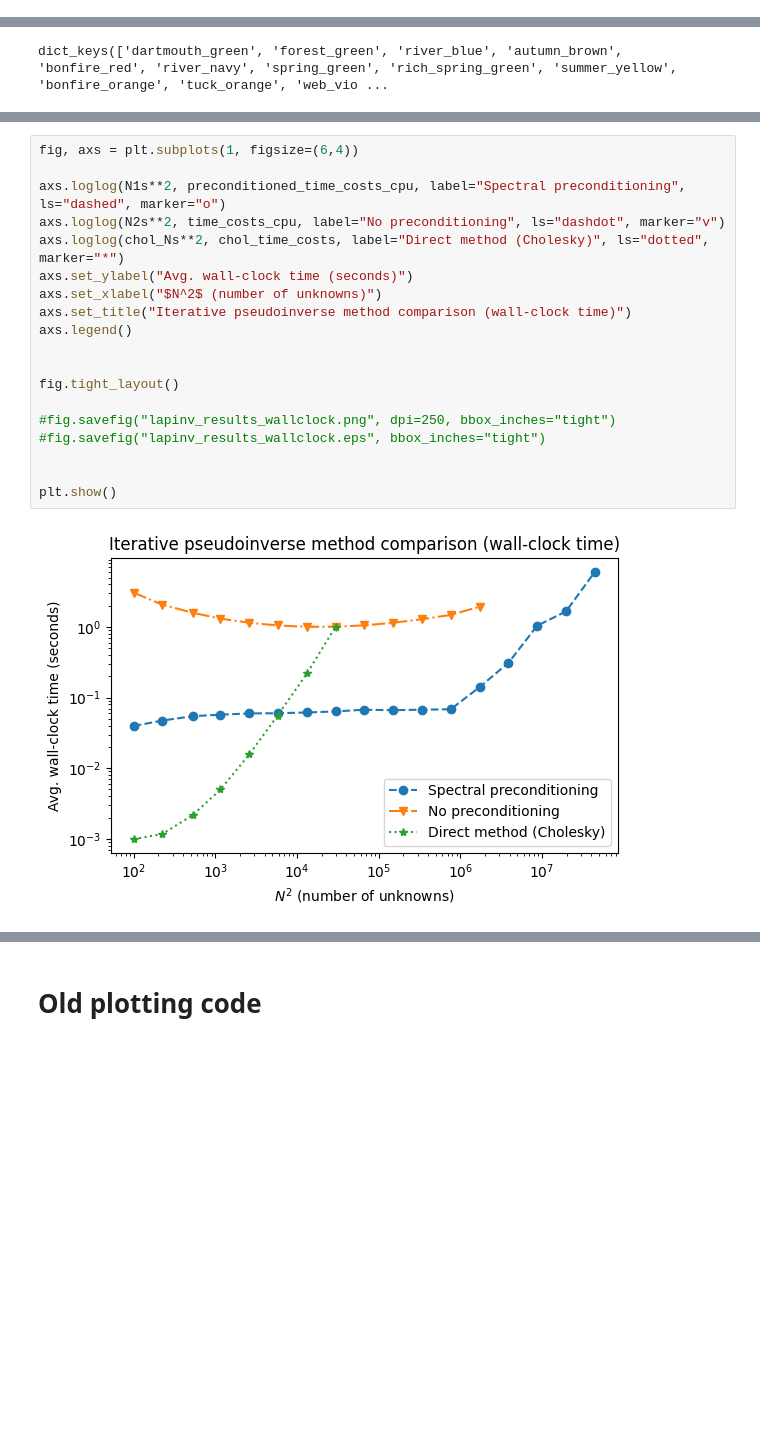
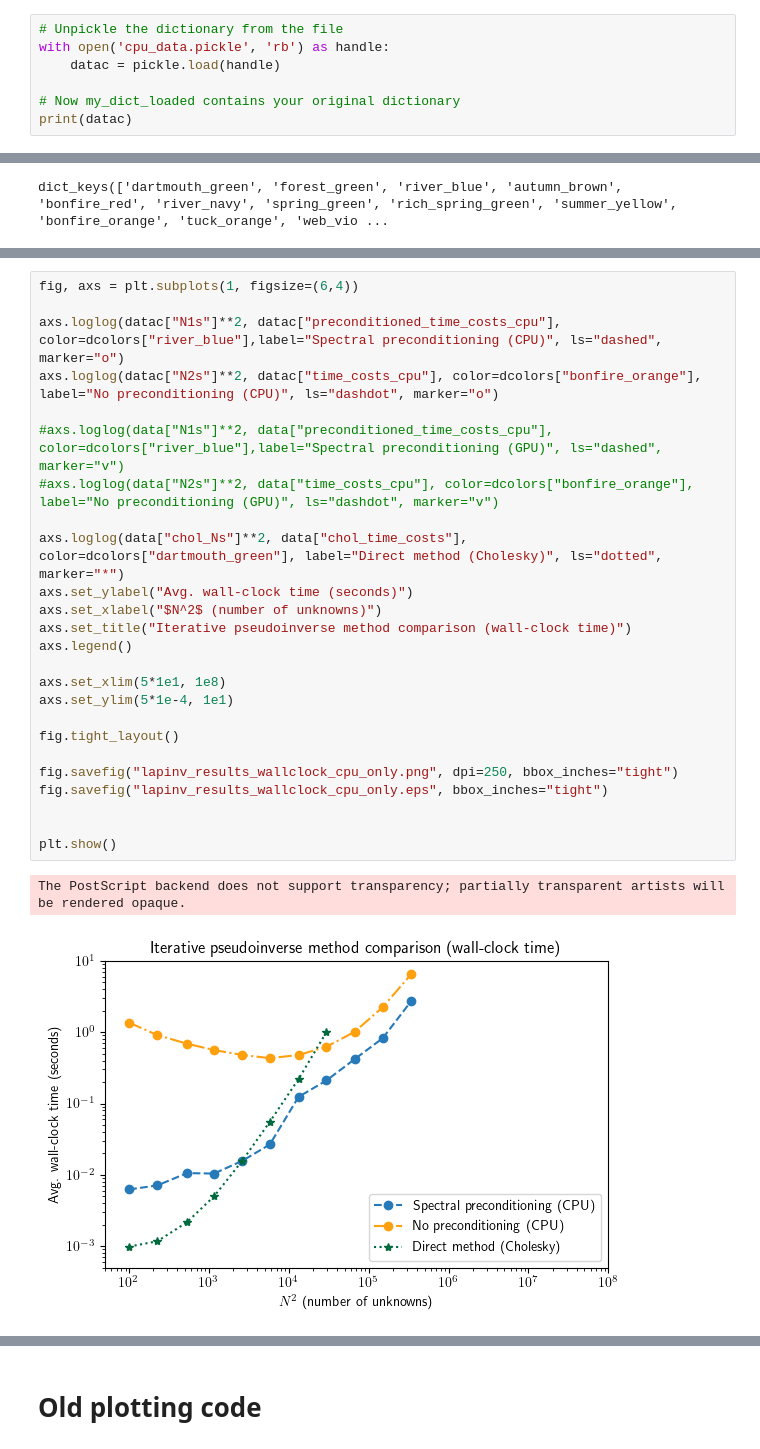
Before and after one commit to jlindbloom/jlinops, a Jupyter notebook: dev/reworking/GPU_tests/neumann_pinv/laplacian_pinv_experiment_gpu_cpu.ipynb, the cells around one changed output, grey strips where cells are left out. Saved outputs shown, nothing was run; the diff lists cells and outputs as text; blank space fills up the shorter version.

```diff
--- a/dev/reworking/GPU_tests/neumann_pinv/laplacian_pinv_experiment_gpu_cpu.ipynb
+++ b/dev/reworking/GPU_tests/neumann_pinv/laplacian_pinv_experiment_gpu_cpu.ipynb
@@ -491,3 +484,10 @@ print(data)
 {'N1s': array([  10,   15,   23,   34,   51,   76,  115,  172,  258,  387,  582,
         873, 1311, 1968, 2955, 4437, 6661], dtype=int32), 'N2s': array([  10,   15,   23,   34,   51,   76,  115,  172,  258,  387,  582,
         873, 1311], dtype=int32), 'preconditioned_time_costs_cpu': [0.03967372041195631, 0.047322963029146195, 0.05457276828587055, 0.05734625678509474, 0.05970869854092598, 0.06006722345948219, 0.061 ...
+# %%
+# Unpickle the dictionary from the file
+with open('cpu_data.pickle', 'rb') as handle:
+    datac = pickle.load(handle)
+
+# Now my_dict_loaded contains your original dictionary
+print(datac)
@@ -523,21 +532,28 @@ The PostScript backend does not support transparency; partially transparent arti
 # %%
 fig, axs = plt.subplots(1, figsize=(6,4))
 
-axs.loglog(N1s**2, preconditioned_time_costs_cpu, label="Spectral preconditioning", ls="dashed", marker="o")
-axs.loglog(N2s**2, time_costs_cpu, label="No preconditioning", ls="dashdot", marker="v")
-axs.loglog(chol_Ns**2, chol_time_costs, label="Direct method (Cholesky)", ls="dotted", marker="*")
+axs.loglog(datac["N1s"]**2, datac["preconditioned_time_costs_cpu"], color=dcolors["river_blue"],label="Spectral preconditioning (CPU)", ls="dashed", marker="o")
+axs.loglog(datac["N2s"]**2, datac["time_costs_cpu"], color=dcolors["bonfire_orange"], label="No preconditioning (CPU)", ls="dashdot", marker="o")
+
+#axs.loglog(data["N1s"]**2, data["preconditioned_time_costs_cpu"], color=dcolors["river_blue"],label="Spectral preconditioning (GPU)", ls="dashed", marker="v")
+#axs.loglog(data["N2s"]**2, data["time_costs_cpu"], color=dcolors["bonfire_orange"], label="No preconditioning (GPU)", ls="dashdot", marker="v")
+
+axs.loglog(data["chol_Ns"]**2, data["chol_time_costs"], color=dcolors["dartmouth_green"], label="Direct method (Cholesky)", ls="dotted", marker="*")
 axs.set_ylabel("Avg. wall-clock time (seconds)")
 axs.set_xlabel("$N^2$ (number of unknowns)")
 axs.set_title("Iterative pseudoinverse method comparison (wall-clock time)")
 axs.legend()
 
+axs.set_xlim(5*1e1, 1e8)
+axs.set_ylim(5*1e-4, 1e1)
 
 fig.tight_layout()
 
-#fig.savefig("lapinv_results_wallclock.png", dpi=250, bbox_inches="tight")
-#fig.savefig("lapinv_results_wallclock.eps", bbox_inches="tight")
+fig.savefig("lapinv_results_wallclock_cpu_only.png", dpi=250, bbox_inches="tight")
+fig.savefig("lapinv_results_wallclock_cpu_only.eps", bbox_inches="tight")
 
 
 plt.show()
 # %% [output]
+The PostScript backend does not support transparency; partially transparent artists will be rendered opaque.
-[figure, old version]
+[figure, new version]
```
Also changed, not shown: parts of 7 cells of this notebook, 9 other files.
